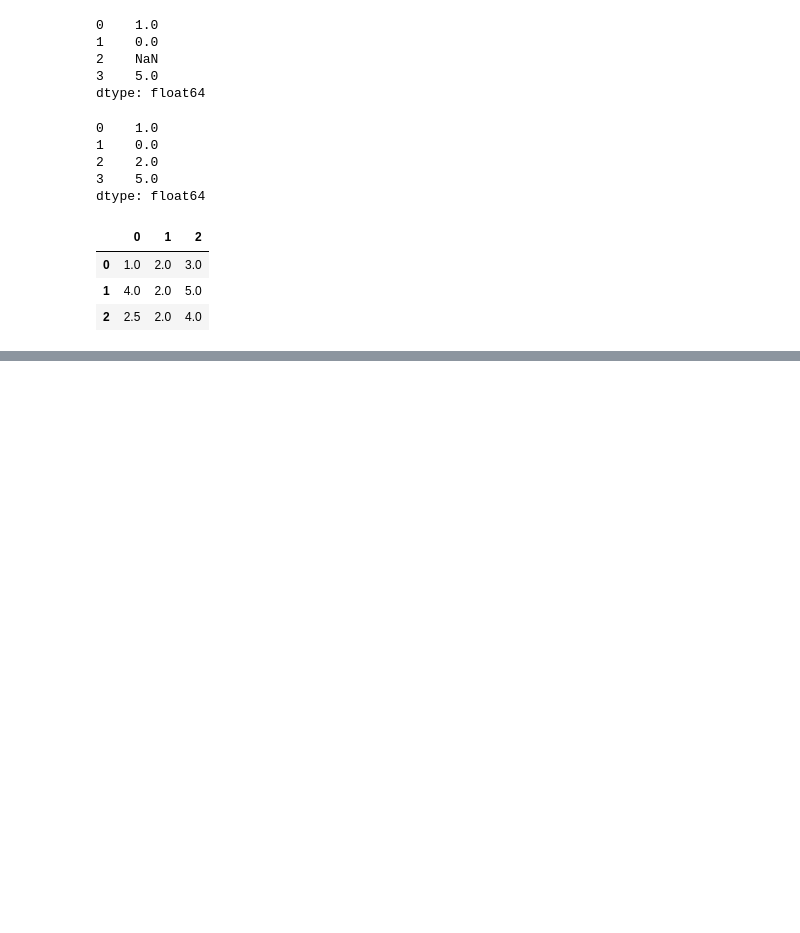
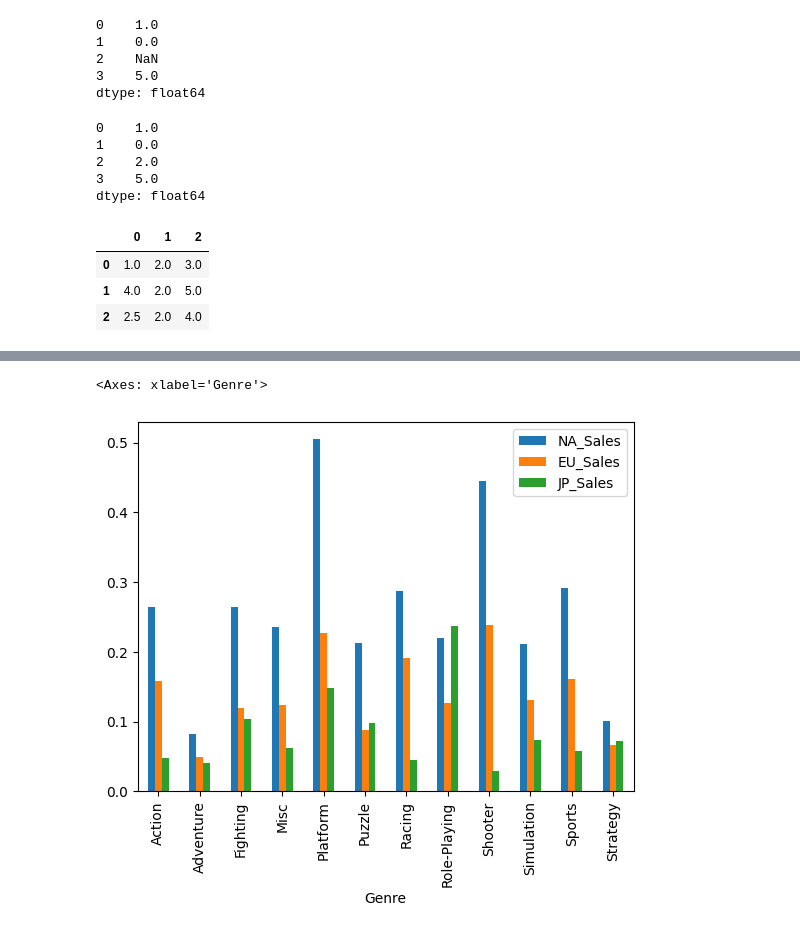
Before and after one commit to LevelUp-It-School/DS_02_10_2025, a Jupyter notebook: pandas/pandas_tutorial.ipynb, the cells around one changed output, grey strips where cells are left out. Drawn from its saved outputs; the diff is of its cells as text; code cells hidden in the pictures; blank space fills up the shorter version.

```diff
--- a/pandas/pandas_tutorial.ipynb
+++ b/pandas/pandas_tutorial.ipynb
@@ -1048,0 +1604,7 @@ df.fillna(df.mean())
+# %%
+group[['NA_Sales',
+       "EU_Sales",
+       'JP_Sales']].mean().plot(kind='bar')
+# %% [output]
+<Axes: xlabel='Genre'>
+[figure, added]
```
Also changed, not shown: parts of 86 cells of this notebook, 2 other files.
